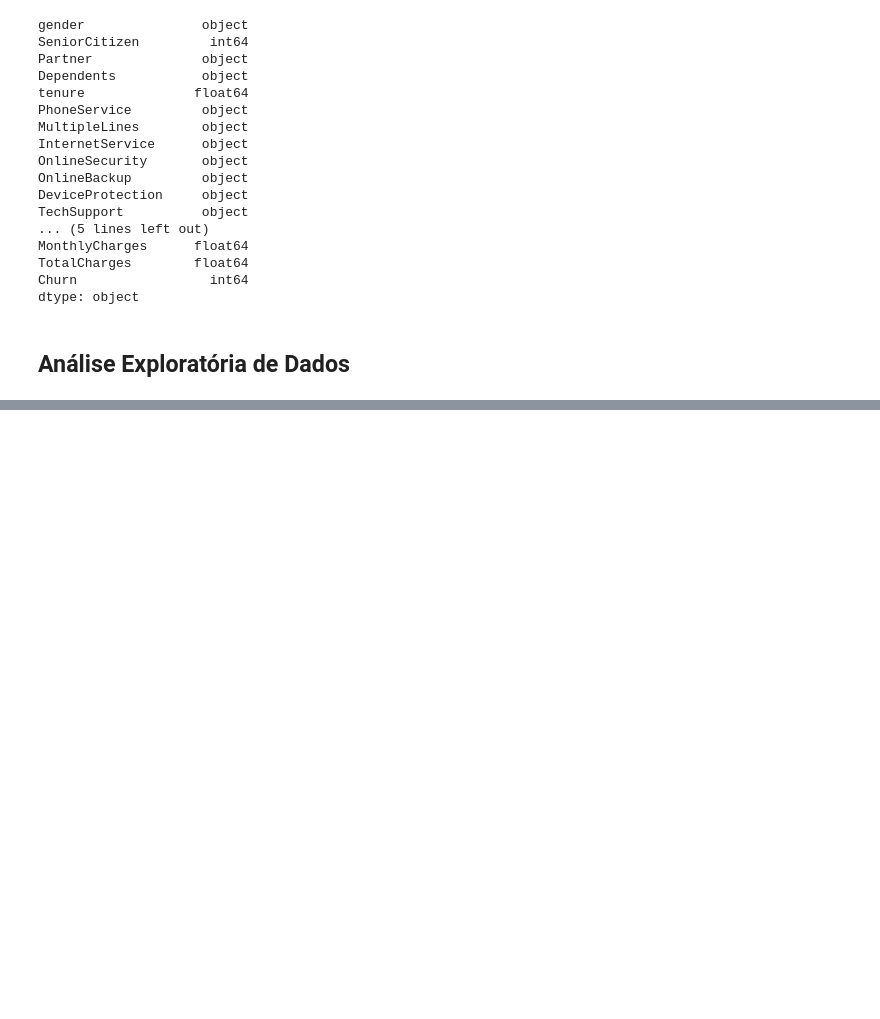
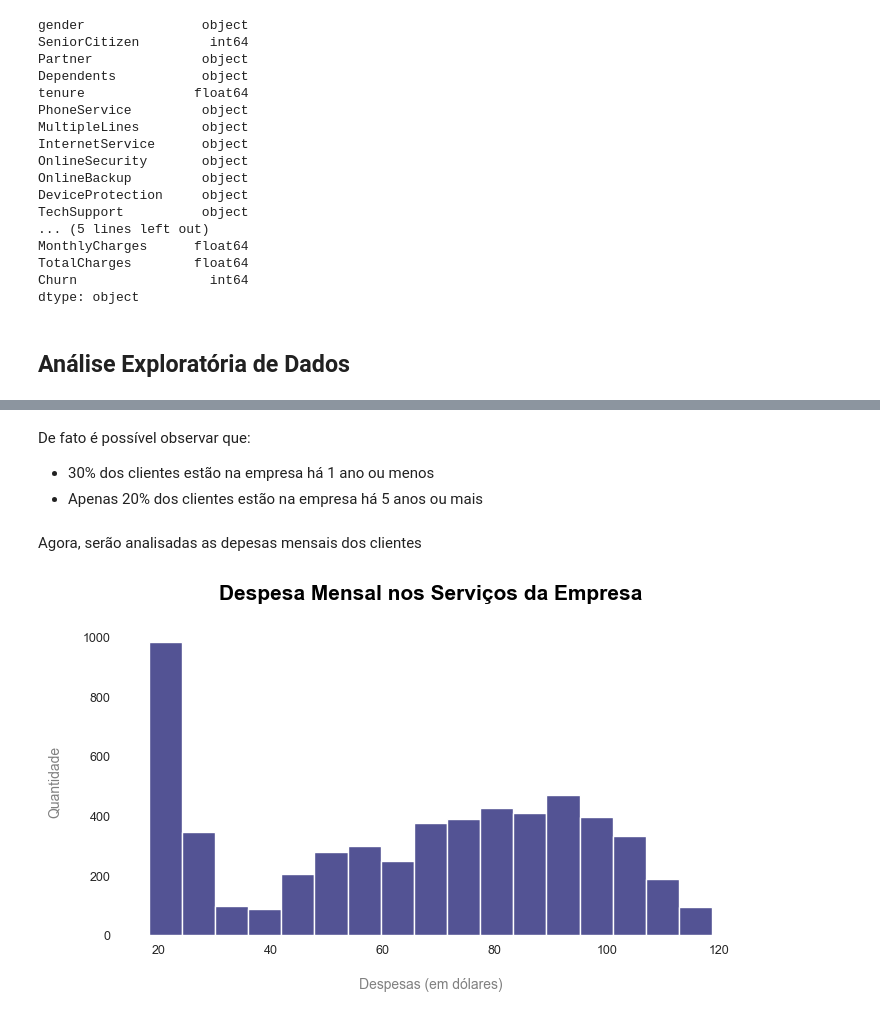
Before and after one commit to lazarocordeirosilva/Previsao_Churn, a Jupyter notebook: notebook/Churn Analysis.ipynb, the cells around one changed output, grey strips where cells are left out. Saved outputs shown, nothing was run; the diff lists cells and outputs as text; code cells hidden in the pictures; blank space fills up the shorter version.

```diff
--- a/notebook/Churn Analysis.ipynb
+++ b/notebook/Churn Analysis.ipynb
@@ -302,0 +429,11 @@ dtype: object
+# %% [markdown]
+De fato é possível observar que:
+* 30% dos clientes estão na empresa há 1 ano ou menos
+* Apenas 20% dos clientes estão na empresa há 5 anos ou mais
+# %% [markdown]
+Agora, serão analisadas as depesas mensais dos clientes
+# %%
+# Observando a distribuição da variável 'MonthlyCharges'
+histograma(df_customers, 'MonthlyCharges', ("Despesas (em dólares)", "Despesa Mensal nos Serviços da Empresa"))
+# %% [output]
+[figure, added]
```
Also changed, not shown: parts of 43 cells of this notebook.
